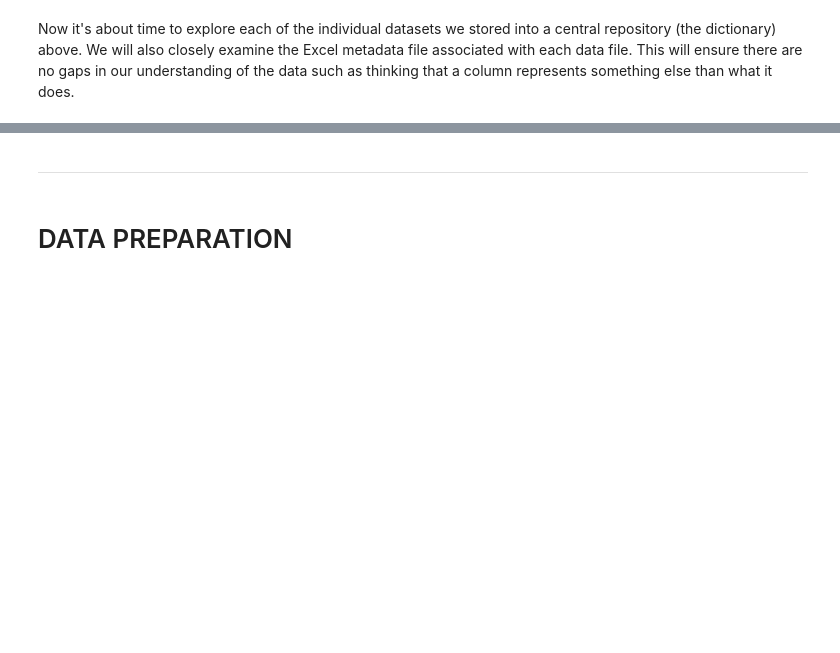
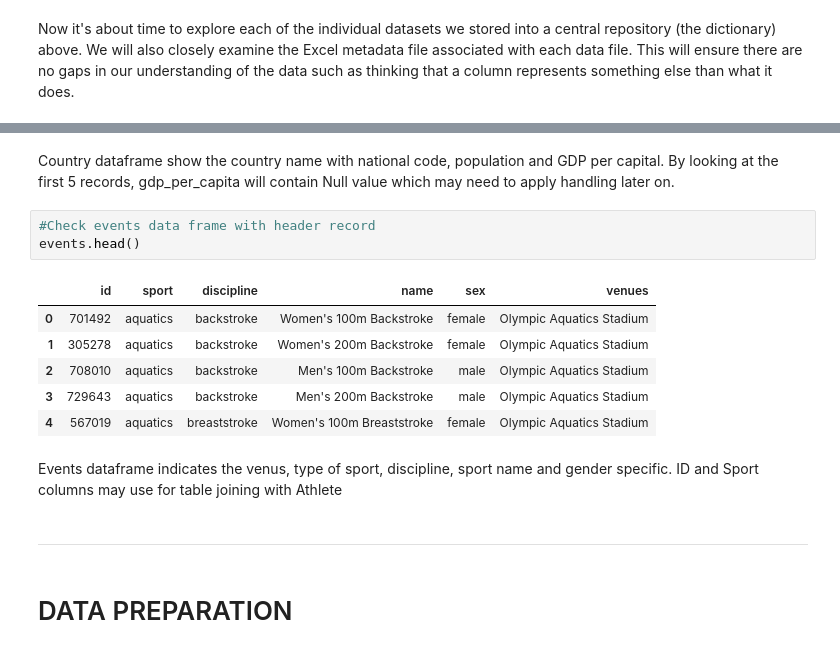
Before and after one commit to billychoy/Descriptive-Analysis-World-Happiness-Index-and-Olympic-Game, a Jupyter notebook: World Happiest Index and Olympic Game.ipynb, the cells around one changed output, grey strips where cells are left out. Saved outputs shown, nothing was run; the diff lists cells and outputs as text; blank space fills up the shorter version.

```diff
--- a/World Happiest Index and Olympic Game.ipynb
+++ b/World Happiest Index and Olympic Game.ipynb
@@ -259,3 +199,19 @@ The metadata files also tell us that the 'DBN' column (which stands for District
+# %% [markdown]
+Country dataframe show the country name with national code, population and GDP per capital.
+By looking at the first 5 records, gdp_per_capita will contain Null value which may need to apply handling later on.
+# %%
+#Check events data frame with header record
+events.head()
+# %% [output]
+|  | id | sport | discipline | name | sex | venues |
+| 0 | 701492 | aquatics | backstroke | Women's 100m Backstroke | female | Olympic Aquatics Stadium |
+| 1 | 305278 | aquatics | backstroke | Women's 200m Backstroke | female | Olympic Aquatics Stadium |
+| 2 | 708010 | aquatics | backstroke | Men's 100m Backstroke | male | Olympic Aquatics Stadium |
+| 3 | 729643 | aquatics | backstroke | Men's 200m Backstroke | male | Olympic Aquatics Stadium |
+| 4 | 567019 | aquatics | breaststroke | Women's 100m Breaststroke | female | Olympic Aquatics Stadium |
+# %% [markdown]
+Events dataframe indicates the venus, type of sport, discipline, sport name and gender specific.
+ID and Sport columns may use for table joining with Athlete
 # %% [markdown]
 ***
 # %% [markdown]
```
Also changed, not shown: parts of 30 cells of this notebook.
